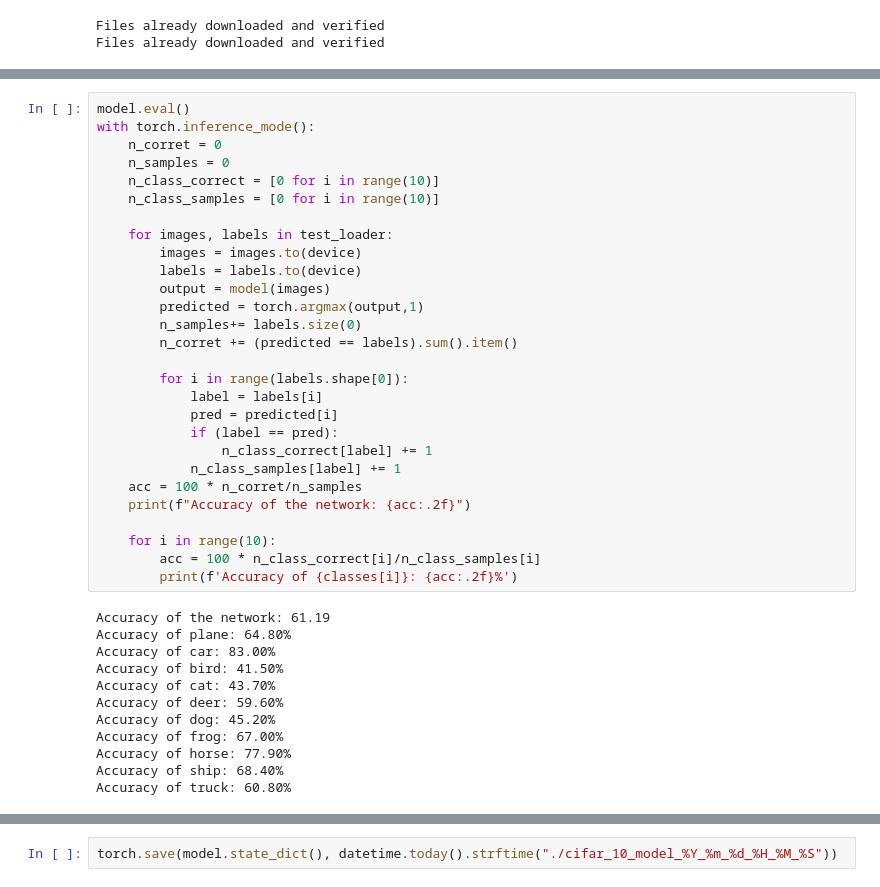
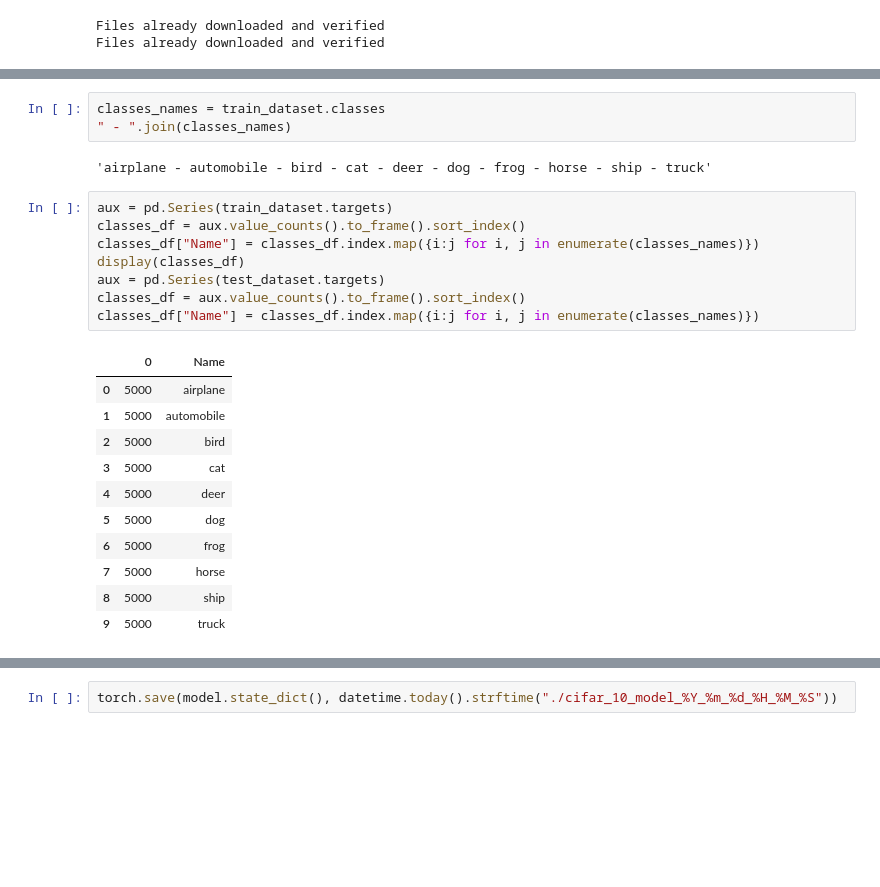
Before and after one commit to Vinicius667/ML, a Jupyter notebook: 3 CIFAR_10/cifar.ipynb, the cells around one changed output, grey strips where cells are left out. Saved outputs shown, nothing was run; the diff lists cells and outputs as text; blank space fills up the shorter version.

```diff
--- a/3 CIFAR_10/cifar.ipynb
+++ b/3 CIFAR_10/cifar.ipynb
@@ -84,40 +157,25 @@ Epoch [2/4], Step [1/391], Loss: 1.1082
-# %%
-model.eval()
-with torch.inference_mode():
-    n_corret = 0
-    n_samples = 0
-    n_class_correct = [0 for i in range(10)]
-    n_class_samples = [0 for i in range(10)]
-
-    for images, labels in test_loader:
-        images = images.to(device)
-        labels = labels.to(device)
-        output = model(images)
-        predicted = torch.argmax(output,1)
-        n_samples+= labels.size(0)
-        n_corret += (predicted == labels).sum().item()
-
-        for i in range(labels.shape[0]):
-            label = labels[i]
-            pred = predicted[i]
-            if (label == pred):
-                n_class_correct[label] += 1
-            n_class_samples[label] += 1
-    acc = 100 * n_corret/n_samples
-    print(f"Accuracy of the network: {acc:.2f}")
-
-    for i in range(10):
-        acc = 100 * n_class_correct[i]/n_class_samples[i]
-        print(f'Accuracy of {classes[i]}: {acc:.2f}%')
-# %% [output]
-Accuracy of the network: 61.19
-Accuracy of plane: 64.80%
-Accuracy of car: 83.00%
-Accuracy of bird: 41.50%
-Accuracy of cat: 43.70%
-Accuracy of deer: 59.60%
-Accuracy of dog: 45.20%
-Accuracy of frog: 67.00%
-Accuracy of horse: 77.90%
-Accuracy of ship: 68.40%
-Accuracy of truck: 60.80%
+# %%
+classes_names = train_dataset.classes
+" - ".join(classes_names)
+# %% [output]
+'airplane - automobile - bird - cat - deer - dog - frog - horse - ship - truck'
+# %%
+aux = pd.Series(train_dataset.targets)
+classes_df = aux.value_counts().to_frame().sort_index()
+classes_df["Name"] = classes_df.index.map({i:j for i, j in enumerate(classes_names)})
+display(classes_df)
+aux = pd.Series(test_dataset.targets)
+classes_df = aux.value_counts().to_frame().sort_index()
+classes_df["Name"] = classes_df.index.map({i:j for i, j in enumerate(classes_names)})
+# %% [output]
+|  | 0 | Name |
+| 0 | 5000 | airplane |
+| 1 | 5000 | automobile |
+| 2 | 5000 | bird |
+| 3 | 5000 | cat |
+| 4 | 5000 | deer |
+| 5 | 5000 | dog |
+| 6 | 5000 | frog |
+| 7 | 5000 | horse |
+| 8 | 5000 | ship |
+| 9 | 5000 | truck |
```
Also changed, not shown: parts of 25 cells of this notebook.
